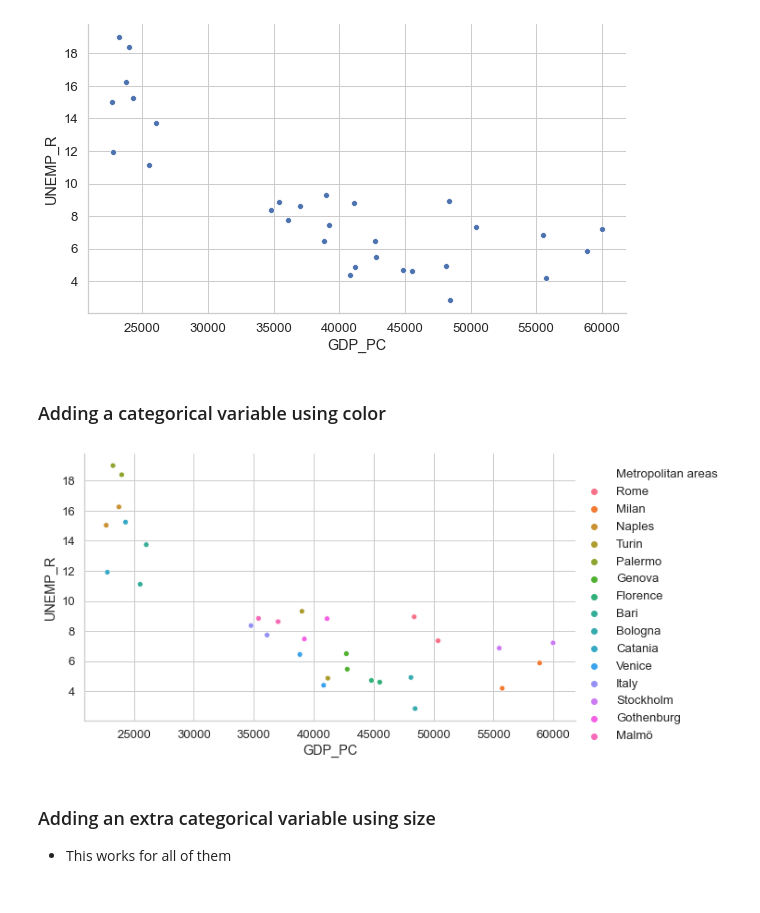
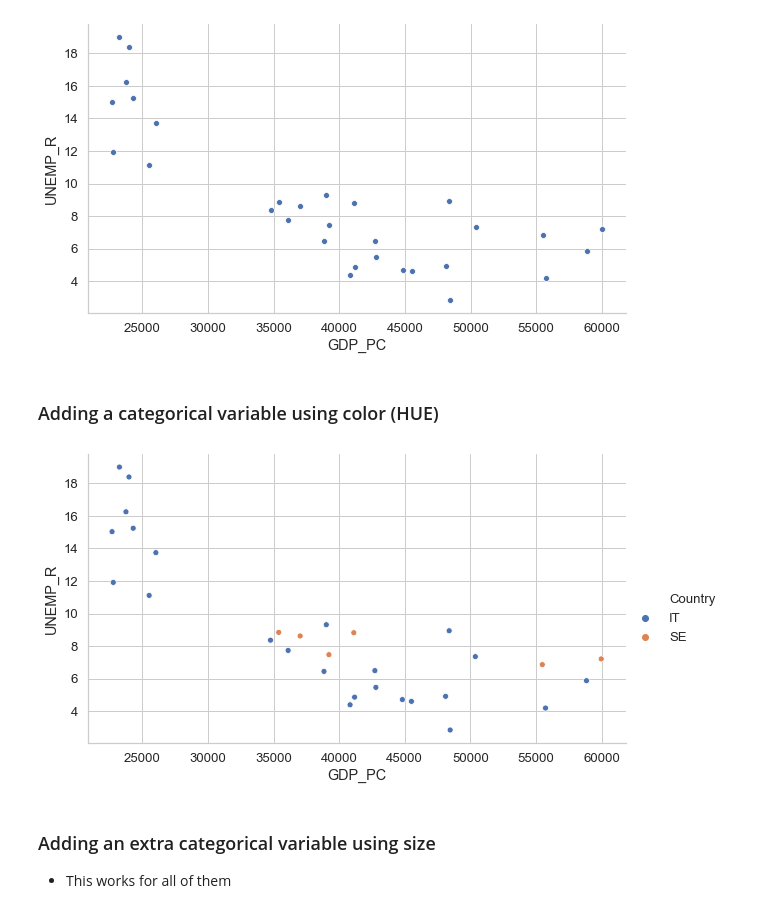
Before and after one commit to jgarciab/crash_course_python, a Jupyter notebook: 2_Data_import_and_visualization.ipynb, the cells around one changed output. Saved outputs shown, nothing was run; the diff lists cells and outputs as text; code cells hidden in the pictures.

```diff
--- a/2_Data_import_and_visualization.ipynb
+++ b/2_Data_import_and_visualization.ipynb
@@ -274,13 +263,13 @@ Finally!
 # %%
 #should be on top, here for reference
 
-#this tells the computer to plot everything here
+#this tells the computer to plot everything here in the notebook
 %matplotlib inline
 
 #importing this library makes the default colors be beautiful
 import seaborn as sns
-sns.set(font_scale=1.2)#make fonts 20% larger
-sns.set_style("whitegrid")#white background
+sns.set(font_scale=1.2, style="whitegrid") #make fonts 20% larger #white background with a gray grid
+
 
 #Matplotlib, to edit labels, etc
 import pylab as plt
@@ -427,13 +393,13 @@ g = sns.relplot(x="GDP_PC", y="UNEMP_R", data=df_subset, kind="scatter",
 # %% [output]
 [figure]
 # %% [markdown]
-### Adding a categorical variable using color
+### Adding a categorical variable using color (HUE)
 # %%
 #Having more than 3-4 colors do not usually make sense
-g = sns.relplot(x="GDP_PC", y="UNEMP_R",hue="Metropolitan areas", data=df_subset, kind="scatter",
+g = sns.relplot(x="GDP_PC", y="UNEMP_R",hue="Country", data=df_subset, kind="scatter",
                 aspect=1.7,height=5)
 # %% [output]
-[figure, old version]
+[figure, new version]
 # %% [markdown]
 ### Adding an extra categorical variable using size
 - This works for all of them
```
Also changed, not shown: parts of 18 cells of this notebook, 10 other files.
